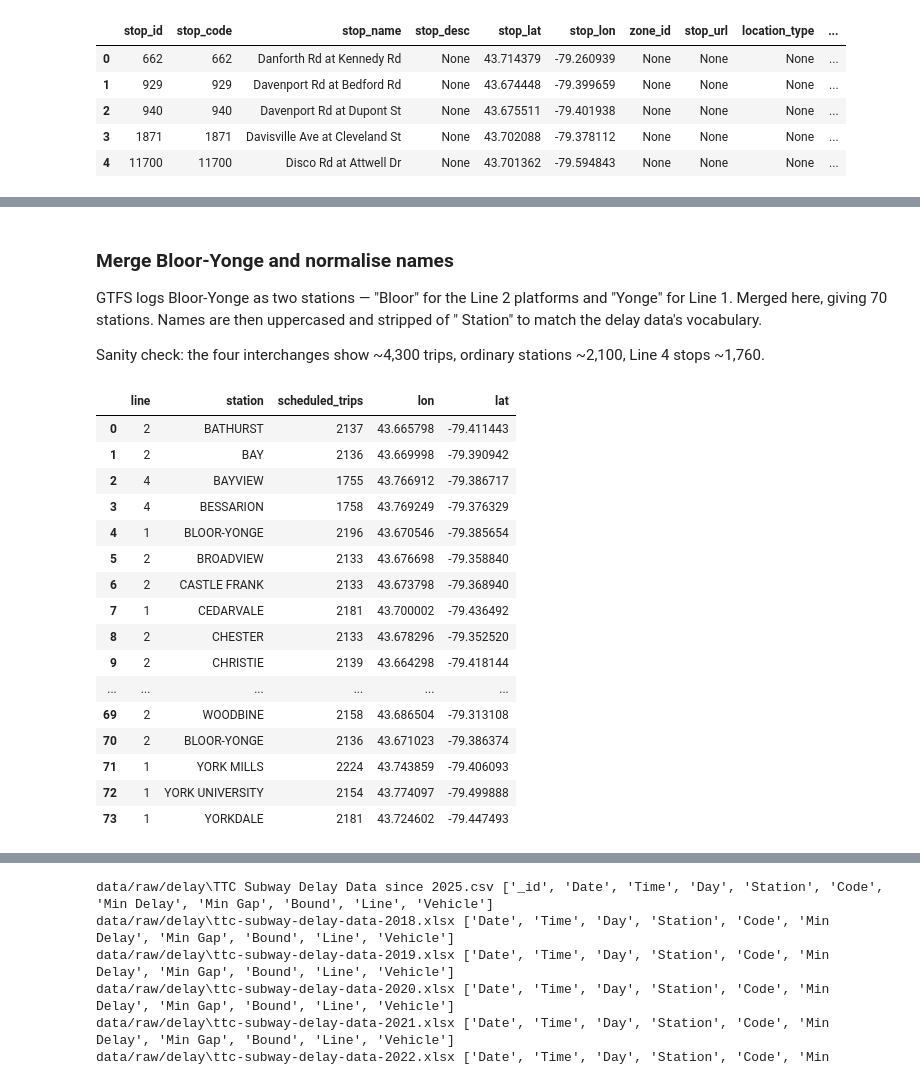
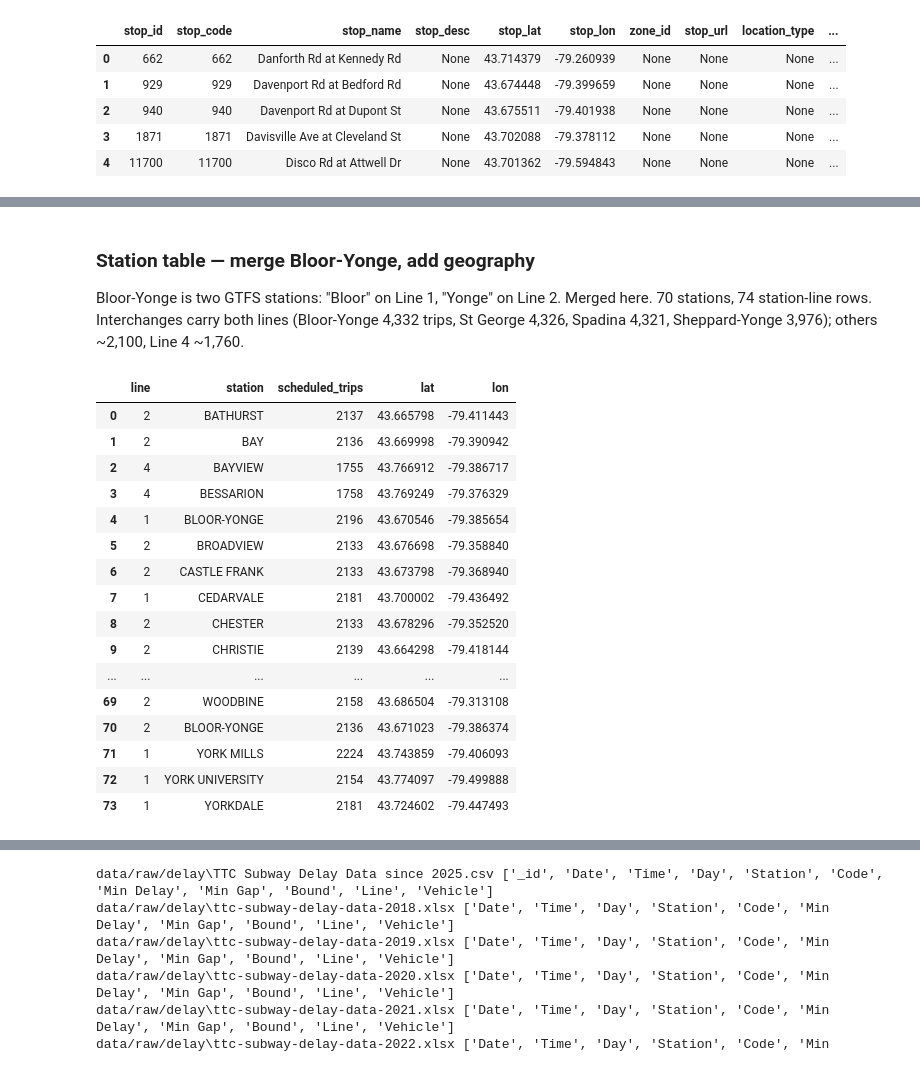
Before and after one commit to DevAwol/TTCdelay, a Jupyter notebook: explore.ipynb, the cells around one changed output, grey strips where cells are left out. Cells and saved outputs as stored; diff of their text form; code cells hidden in the pictures.

```diff
--- a/explore.ipynb
+++ b/explore.ipynb
@@ -134,12 +127,9 @@ con.sql("""
 # %% [markdown]
-### Merge Bloor-Yonge and normalise names
+### Station table — merge Bloor-Yonge, add geography
 
-GTFS logs Bloor-Yonge as two stations — "Bloor" for the Line 2 platforms and
-"Yonge" for Line 1. Merged here, giving 70 stations. Names are then uppercased
-and stripped of " Station" to match the delay data's vocabulary.
-
-Sanity check: the four interchanges show ~4,300 trips, ordinary stations
-~2,100, Line 4 stops ~1,760.
+Bloor-Yonge is two GTFS stations: "Bloor" on Line 1, "Yonge" on Line 2. Merged here.
+70 stations, 74 station-line rows. Interchanges carry both lines (Bloor-Yonge 4,332
+trips, St George 4,326, Spadina 4,321, Sheppard-Yonge 3,976); others ~2,100, Line 4 ~1,760.
 # %%
 ## fixing name duplicate i.e Bloor-Yonge
 
@@ -151,41 +141,41 @@ con.sql("""
             route_id AS line,
             SPLIT_PART(stop_name, ' -', 1) AS stations,
             COUNT(*) AS scheduled_trips,
-            AVG(stop_lat) AS lon,
-            AVG(stop_lon) AS lat
+            AVG(stop_lat) AS lat,
+            AVG(stop_lon) AS lon
         FROM stops
         JOIN subway_stop_times
             ON subway_stop_times.stop_id = stops.stop_id
         GROUP BY stations, line
         ORDER BY stations ASC
 """)
 
 con.sql("""
     CREATE OR REPLACE TABLE station_geo AS
         WITH
         s1 AS (
             SELECT * REPLACE (SPLIT_PART(stations, ' Station' , 1) AS stations) FROM station_trips),
         s2 AS (
             SELECT * REPLACE (UPPER(stations) AS stations) FROM s1),
         s3 AS (
             SELECT * RENAME (stations AS station) FROM s2),
         s4 AS (
             SELECT * REPLACE (
                 CASE WHEN station IN ('BLOOR', 'YONGE') THEN 'BLOOR-YONGE'
                 ELSE station END AS station)
             FROM s3)
     SELECT * FROM s4
 """)
 
 con.sql("""
     CREATE OR REPLACE TABLE station_trips_clean AS
         SELECT * EXCLUDE(lat, lon) FROM station_geo
 """)
 
 
 con.sql("""SELECT * FROM station_geo""").df()
 # %% [output]
-|  | line | station | scheduled_trips | lon | lat |
+|  | line | station | scheduled_trips | lat | lon |
 | 0 | 2 | BATHURST | 2137 | 43.665798 | -79.411443 |
 | 1 | 2 | BAY | 2136 | 43.669998 | -79.390942 |
 | 2 | 4 | BAYVIEW | 1755 | 43.766912 | -79.386717 |
```
Also changed, not shown: parts of 42 cells of this notebook.
